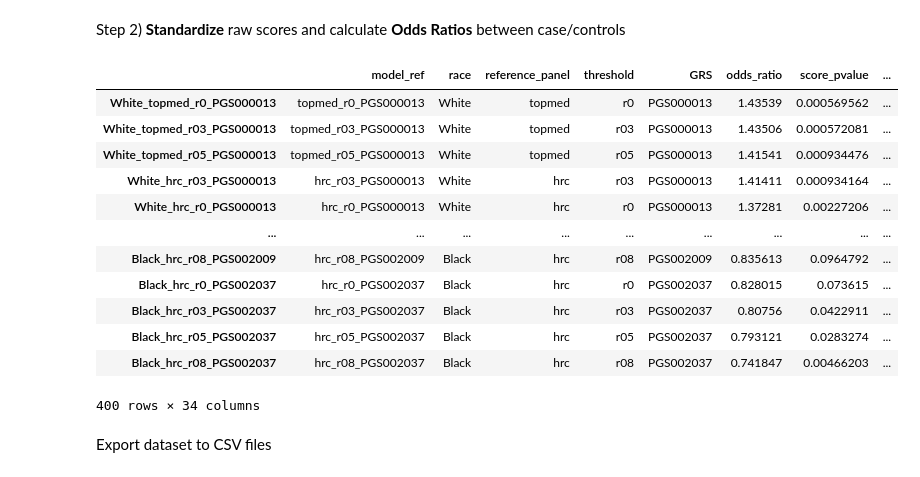
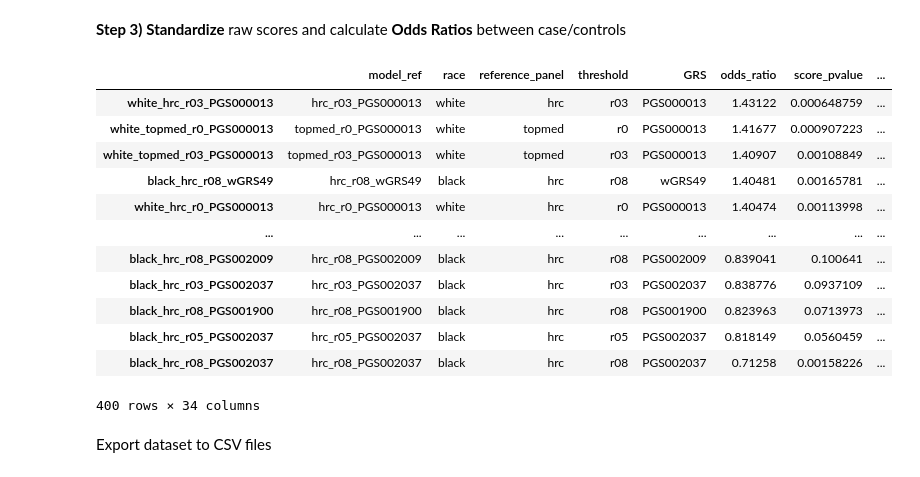
Before and after one commit to rodrigoguarischi/sea, a Jupyter notebook: calculate_grs_odds_ratios_and_create_plots.ipynb, the cells around one changed output. Cells and saved outputs as stored; diff of their text form; code cells hidden in the pictures.

Commit message:
Adaptation to run segregation of subjects by race to run imputation and all downstream steps separately.

```diff
--- a/calculate_grs_odds_ratios_and_create_plots.ipynb
+++ b/calculate_grs_odds_ratios_and_create_plots.ipynb
@@ -54,8 +55,8 @@ sea_phenotypes = pd.read_table(
 
 # Recode Sex and Race
 sea_phenotypes = sea_phenotypes.replace( {
-    "sex": { 1:"Male", 2:"Female" },
-    "race": { 1:"White", 2:"Black" }
+    "sex": { 1:"male", 2:"female" },
+    "race": { 1:"white", 2:"black" }
     } )
 
 # Print counts by race and sex and first lines from dataframe
@@ -81,21 +82,30 @@ Name: sex, dtype: int64
 li = []
 li.append(sea_phenotypes)
 
-os.chdir("/labs/tassimes/rodrigoguarischi/projects/sea/apply_grs/raw_scores_20220428/")
+os.chdir("/labs/tassimes/rodrigoguarischi/projects/sea/apply_grs/raw_scores_20220504/")
 
 # Loop over info files and save info as a dictionary
 scores_info_dict = {}
 for current_info_file in glob.glob( "*.info.txt" ):
 
+    # Parse filename to get info about GRSs.
+    # Format should be: <hrc|topmed>_<whites|blacks>_<8-digits_date>_multiGRS_<minr2_used>.info.txt
     min_r2_used = os.path.basename( current_info_file ).split(".")[0].split("_")[-1]
     reference_panel_name = os.path.basename( current_info_file ).split("_")[0]
+    race = os.path.basename( current_info_file ).split("_")[1]
 
     f = open( current_info_file )
     data = json.load(f)
 
+    # Load metrics on a dictionary of dictionaries using panel, r2 and PGS name and each race as keys
     for score_result in data:
         key = "_".join( (reference_panel_name, min_r2_used, score_result["name"]) )
-        scores_info_dict[key] = score_result
+
+        # If key doesn't exist yet in the dictionary, create it
+        if key not in scores_info_dict:
+            scores_info_dict[key] = {}
+
+        scores_info_dict[key][race] = score_result
 
     f.close()
 
@@ -111,7 +121,16 @@ for current_score_file in glob.glob( "*.scores.txt" ):
     # Add prefix to column names. Names should match pattern <hrc|topmed>_<threshold>_<scoreid>
     grs_results = grs_results.add_prefix(reference_panel_name + "_" + min_r2_used + "_")
 
-    li.append( grs_results )
+    # Test if this set of scores already exists in li.
+    # If the other race was already loaded, append subjects to the dataframe. Otherwise, append dataframe to li
+    new_score_set = True
+    for i in range( len(li) ):
+        if( set( grs_results.columns ) == set( li[i].columns ) ):
+            li[i] = pd.concat( [li[i], grs_results], axis=0 )
+            new_score_set = False
+
+    if( new_score_set ):
+        li.append( grs_results )
 
 # Consolidate data into a dataframe and print first lines
 sea_dataset_full = pd.concat( li, axis=1 )
@@ -133,8 +152,8 @@ phenotype = "cr"
 # Calculate thresholds for each race and sex
 print( "Thresholds to be used for case/control definition:" )
 thresholds = {}
-for race in ["White", "Black"]:
-    for sex in ["Male", "Female"]:
+for race in ["white", "black"]:
+    for sex in ["male", "female"]:
 
         # Define Q3 as threshold and save it in thresholds dictionary
         key = race + "_" + sex
@@ -187,6 +206,6 @@ Name: Case, dtype: int64
 5 rows × 215 columns
 # %% [markdown]
-Step 2) **Standardize** raw scores and calculate **Odds Ratios** between case/controls
+**Step 3)** **Standardize** raw scores and calculate **Odds Ratios** between case/controls
 # %%
 # Standardize raw scores and calculate OR
 
@@ -201,7 +220,7 @@ thresholds = set( [ key.split('_')[1] for key in scores_info_dict.keys() ] )
 grss = set( [ key.split('_')[2] for key in scores_info_dict.keys() ] )
 
 # Normalize all scores with mean = 0 and SD = 1
-for race in ["White", "Black"]:
+for race in ["white", "black"]:
 
     # Subset cohort between whites and blacks to run logistic regression individually
     sea_dataset_subset = sea_dataset_full[ sea_dataset_full["race"] == race ]
@@ -231,45 +250,45 @@ for race in ["White", "Black"]:
                 # Create dictonary with scores performances
                 model_summary_series = {
                         "model_ref": raw_score_name,
                         "race": race,
                         "reference_panel": reference_panel_id,
                         "threshold": threshold,
                         "GRS": grs,
                         "odds_ratio": np.exp( logit_models_dict[ standardize_score_name ].params )[ standardize_score_name ],
                         "score_pvalue": logit_models_dict[ standardize_score_name ].pvalues[ standardize_score_name ],
                         "conf_interval_lower": np.exp( logit_models_dict[ standardize_score_name ].conf_int()[0][ standardize_score_name ] ),
                         "conf_interval_upper": np.exp( logit_models_dict[ standardize_score_name ].conf_int()[1][ standardize_score_name ] )
                     }
                 # Add additional info from info files (coverage, etc)
-                model_summary_series.update( scores_info_dict[raw_score_name] )
+                model_summary_series.update( scores_info_dict[raw_score_name][race + "s"] )
 
                 # Add metadata about the GRSs to the output
                 model_summary_series.update( pgs_metadata[grs] )
 
                 # Transform dictionary on a pandas Series and name it as <standardize_score_name>
                 model_summary_series = pd.Series(
                     data=model_summary_series,
                     name=standardize_score_name
                 )
 
                 li.append(model_summary_series)
 
 # Concatenate results for all models tested and transpose object to make visualization easier
 models_summaries = pd.concat( li, axis=1 ).transpose().sort_values("odds_ratio", ascending=False)
 models_summaries
 # %% [output]
 |  | model_ref | race | reference_panel | threshold | GRS | odds_ratio | score_pvalue | ... |
-| White_topmed_r0_PGS000013 | topmed_r0_PGS000013 | White | topmed | r0 | PGS000013 | 1.43539 | 0.000569562 | ... |
-| White_topmed_r03_PGS000013 | topmed_r03_PGS000013 | White | topmed | r03 | PGS000013 | 1.43506 | 0.000572081 | ... |
-| White_topmed_r05_PGS000013 | topmed_r05_PGS000013 | White | topmed | r05 | PGS000013 | 1.41541 | 0.000934476 | ... |
-| White_hrc_r03_PGS000013 | hrc_r03_PGS000013 | White | hrc | r03 | PGS000013 | 1.41411 | 0.000934164 | ... |
-| White_hrc_r0_PGS000013 | hrc_r0_PGS000013 | White | hrc | r0 | PGS000013 | 1.37281 | 0.00227206 | ... |
+| white_hrc_r03_PGS000013 | hrc_r03_PGS000013 | white | hrc | r03 | PGS000013 | 1.43122 | 0.000648759 | ... |
+| white_topmed_r0_PGS000013 | topmed_r0_PGS000013 | white | topmed | r0 | PGS000013 | 1.41677 | 0.000907223 | ... |
+| white_topmed_r03_PGS000013 | topmed_r03_PGS000013 | white | topmed | r03 | PGS000013 | 1.40907 | 0.00108849 | ... |
+| black_hrc_r08_wGRS49 | hrc_r08_wGRS49 | black | hrc | r08 | wGRS49 | 1.40481 | 0.00165781 | ... |
+| white_hrc_r0_PGS000013 | hrc_r0_PGS000013 | white | hrc | r0 | PGS000013 | 1.40474 | 0.00113998 | ... |
 | ... | ... | ... | ... | ... | ... | ... | ... | ... |
-| Black_hrc_r08_PGS002009 | hrc_r08_PGS002009 | Black | hrc | r08 | PGS002009 | 0.835613 | 0.0964792 | ... |
-| Black_hrc_r0_PGS002037 | hrc_r0_PGS002037 | Black | hrc | r0 | PGS002037 | 0.828015 | 0.073615 | ... |
-| Black_hrc_r03_PGS002037 | hrc_r03_PGS002037 | Black | hrc | r03 | PGS002037 | 0.80756 | 0.0422911 | ... |
-| Black_hrc_r05_PGS002037 | hrc_r05_PGS002037 | Black | hrc | r05 | PGS002037 | 0.793121 | 0.0283274 | ... |
-| Black_hrc_r08_PGS002037 | hrc_r08_PGS002037 | Black | hrc | r08 | PGS002037 | 0.741847 | 0.00466203 | ... |
+| black_hrc_r08_PGS002009 | hrc_r08_PGS002009 | black | hrc | r08 | PGS002009 | 0.839041 | 0.100641 | ... |
+| black_hrc_r03_PGS002037 | hrc_r03_PGS002037 | black | hrc | r03 | PGS002037 | 0.838776 | 0.0937109 | ... |
+| black_hrc_r08_PGS001900 | hrc_r08_PGS001900 | black | hrc | r08 | PGS001900 | 0.823963 | 0.0713973 | ... |
+| black_hrc_r05_PGS002037 | hrc_r05_PGS002037 | black | hrc | r05 | PGS002037 | 0.818149 | 0.0560459 | ... |
+| black_hrc_r08_PGS002037 | hrc_r08_PGS002037 | black | hrc | r08 | PGS002037 | 0.71258 | 0.00158226 | ... |
 400 rows × 34 columns
 # %%
 # Export dataframe with summaries on a xls file on the exports folder
```
Also changed, not shown: parts of 6 cells of this notebook, 2 other files.
